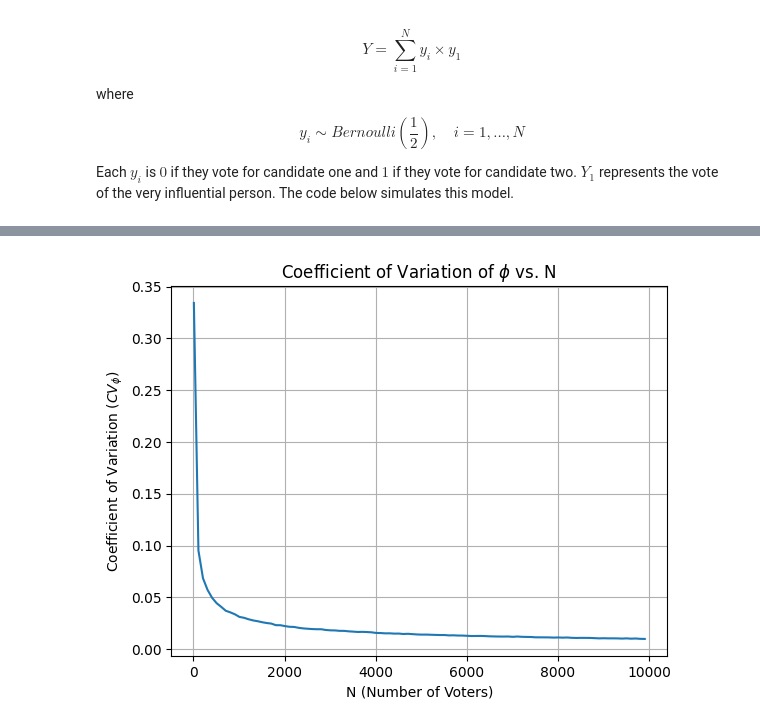
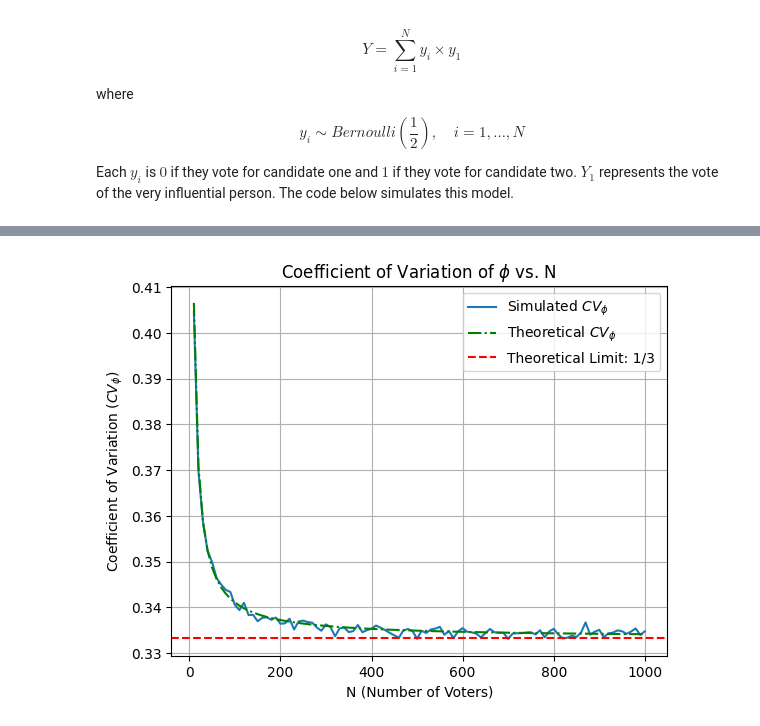
Before and after one commit to alexcraig043/math-50, a Jupyter notebook: homeworks/hw2.ipynb, the cells around one changed output, grey strips where cells are left out. Drawn from its saved outputs; the diff is of its cells as text; code cells hidden in the pictures.

```diff
--- a/homeworks/hw2.ipynb
+++ b/homeworks/hw2.ipynb
@@ -426,35 +486,35 @@ We can see that as N becomes large, the coefficient of variation of $\phi$ appro
 # %%
-def coefficient_of_variation_phi_binomial(samples, N):
+def coefficient_of_variation_phi(samples, N):
     phi_values = (N - samples) / N
-    # Only consider samples where Y is not zero (binomial scenario)
-    phi_values = phi_values[phi_values < 1]
-
-    if len(phi_values) == 0:
-        return np.nan
-
     mean_phi = np.mean(phi_values)
     std_phi = np.std(phi_values)
     return std_phi / mean_phi
 
-
 def test_hypothesis():
-    N_values = np.arange(10, 10001, 100) # Testing for N from 10 to 10000 in steps of 100
+    N_values = np.arange(10, 1001, 10)
     CV_values = []
 
-    n_samples = 10000  # Number of samples for each N
+    n_samples = 30000  # Number of samples for each N
 
     for N in N_values:
         samples = sample_Y(N, n_samples)
-        CV_phi = coefficient_of_variation_phi_binomial(samples, N)
+        CV_phi = coefficient_of_variation_phi(samples, N)
         CV_values.append(CV_phi)
 
-    plt.plot(N_values, CV_values)
+    # Theoretical CV_phi values for the N_values
+    theoretical_values = np.sqrt(N_values**2 + 4*N_values - 1) / (3*N_values - 1)
+
+    # Plotting both simulated CV, theoretical line, and theoretical values
+    plt.plot(N_values, CV_values, label='Simulated $CV_{\phi}$')
+    plt.plot(N_values, theoretical_values, label='Theoretical $CV_{\phi}$', linestyle='-.', color='g')
+    plt.axhline(y=1/3, color='r', linestyle='--', label='Theoretical Limit: 1/3')
     plt.xlabel('N (Number of Voters)')
     plt.ylabel('Coefficient of Variation ($CV_{\phi}$)')
     plt.title('Coefficient of Variation of $\phi$ vs. N')
+    plt.legend()
     plt.grid(True)
     plt.show()
 
 test_hypothesis()
 # %% [output]
-[figure, old version]
+[figure, new version]
```
Also changed, not shown: parts of 8 cells of this notebook, 2 other files.
